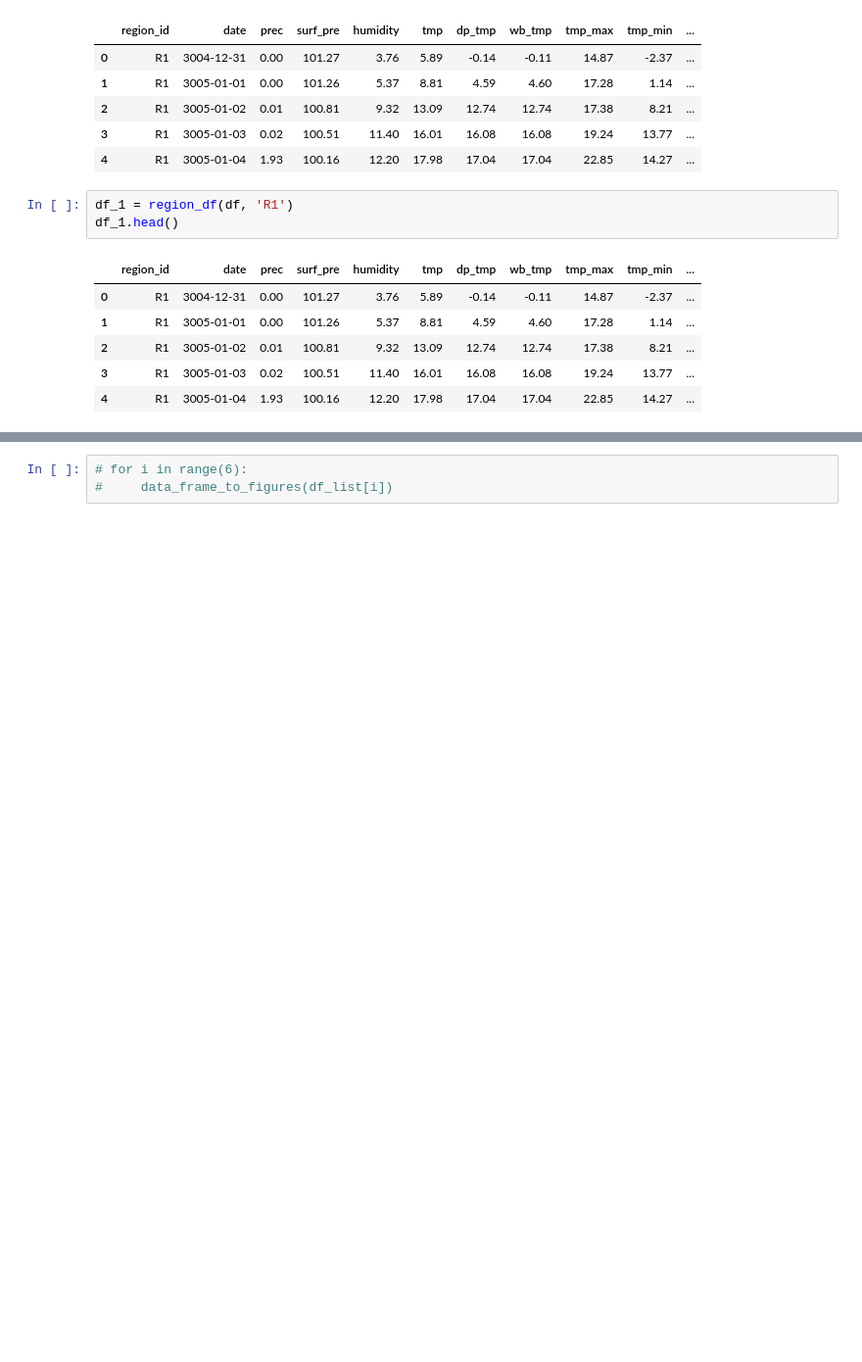
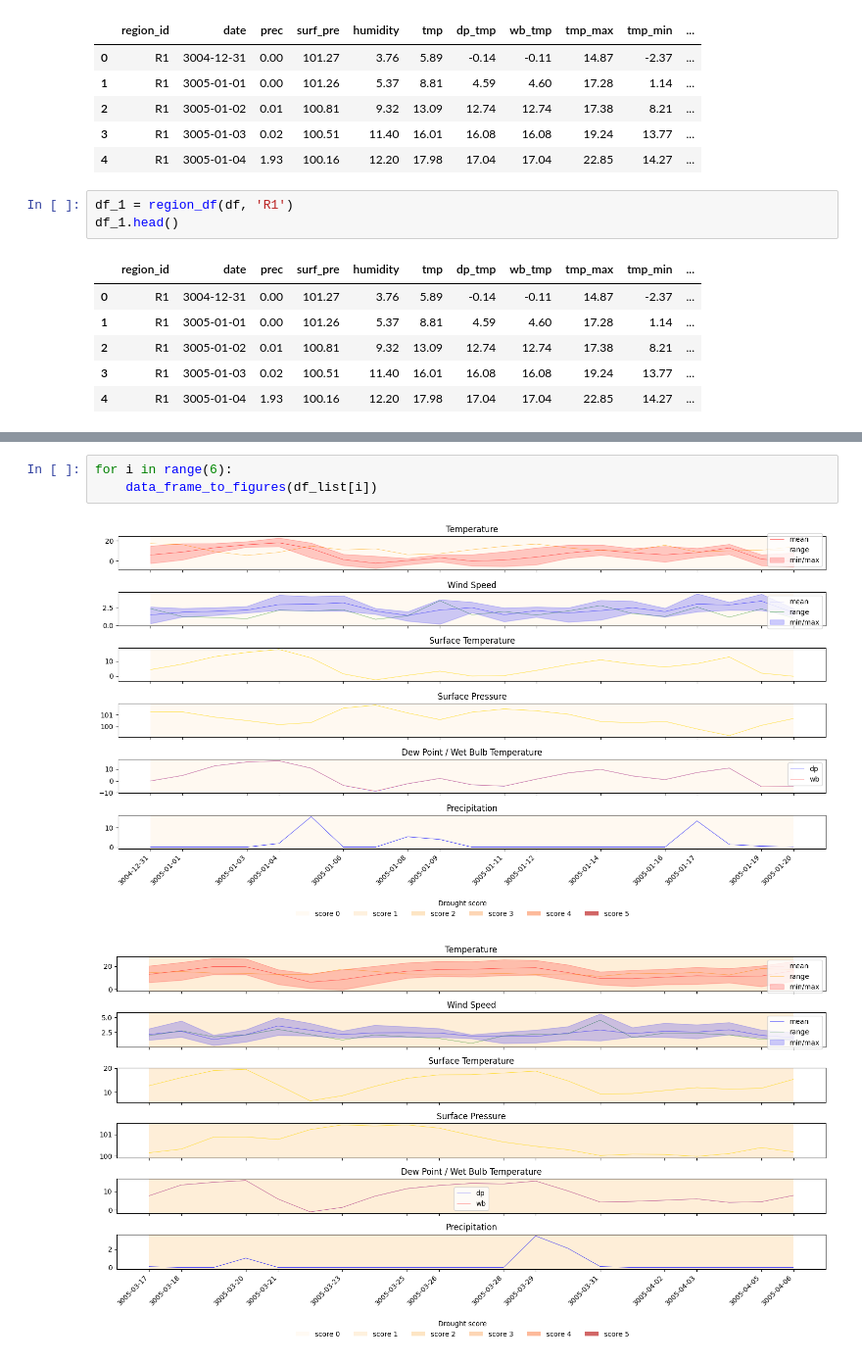
Before and after one commit to filip-muller/nycu-data-mining-final-competition, a Jupyter notebook: data_observation.ipynb, the cells around one changed output, grey strips where cells are left out. Shown at 98% size. Saved outputs shown, nothing was run; the diff lists cells and outputs as text; blank space fills up the shorter version.

```diff
--- a/data_observation.ipynb
+++ b/data_observation.ipynb
@@ -185,3 +201,6 @@ data_frame_to_figures(df_1)
 # %%
-# for i in range(6):
-#     data_frame_to_figures(df_list[i])
+for i in range(6):
+    data_frame_to_figures(df_list[i])
+# %% [output]
+[figure, added]
+[figure, added]
```
Also changed, not shown: parts of 4 cells of this notebook.
